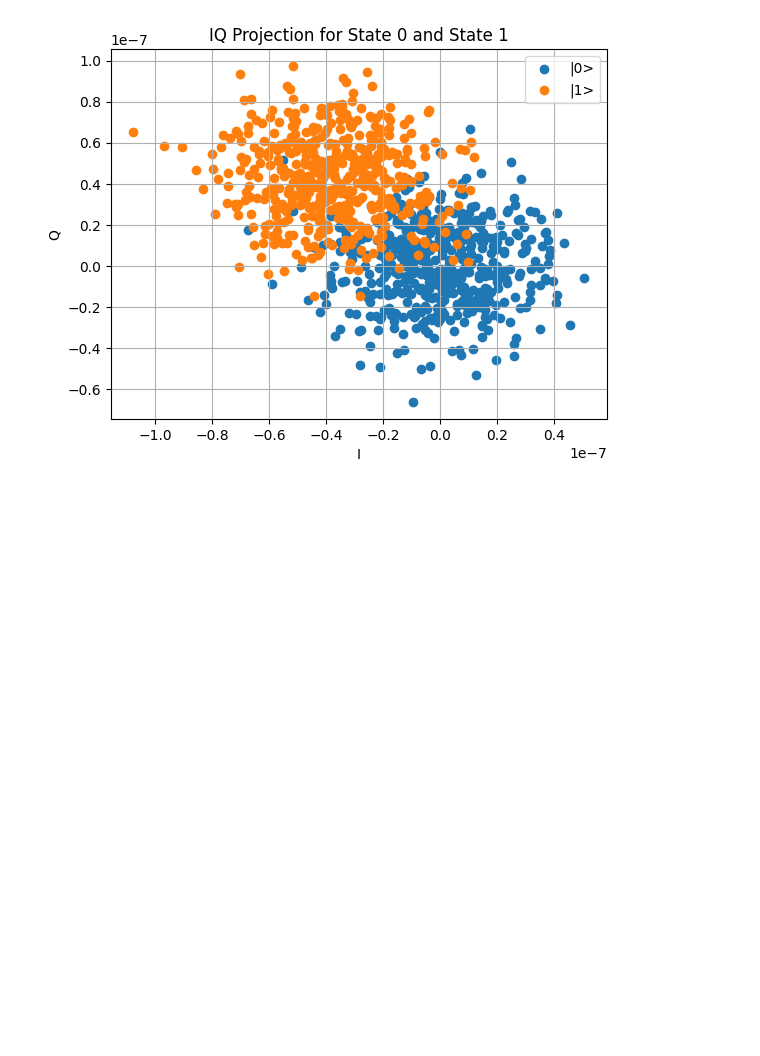
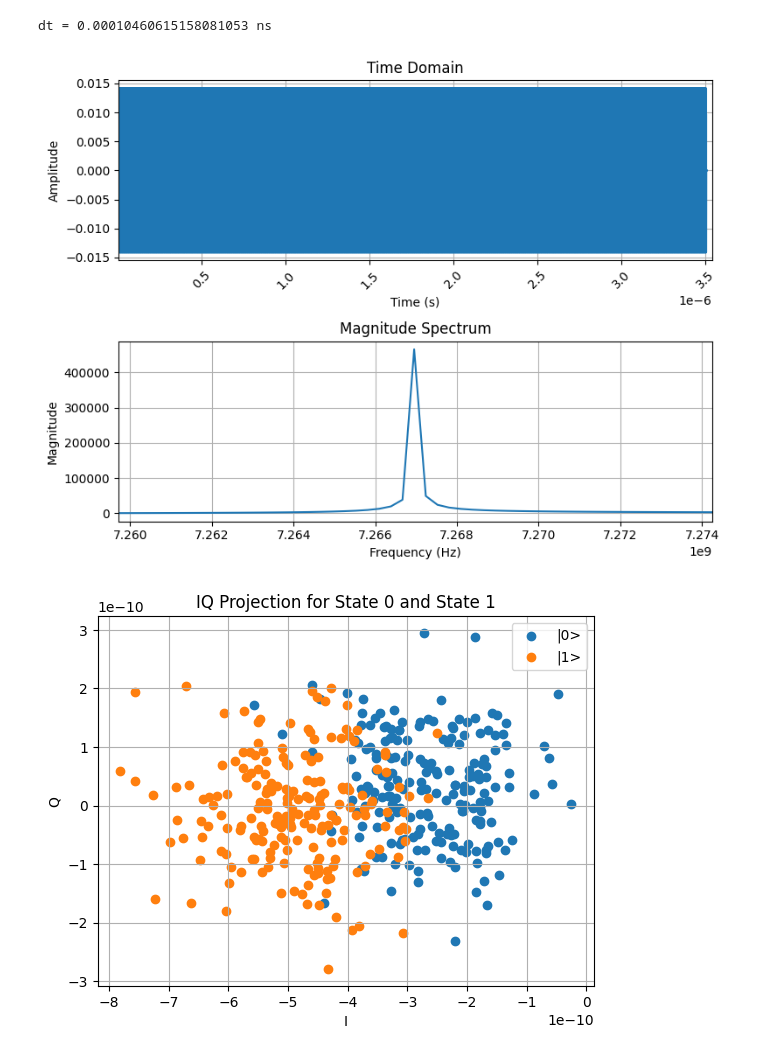
Before and after one commit to alexanderosherov/transmon_qubit_readout_simulation, a Jupyter notebook: simple_readout.ipynb, the cells around one changed output. Saved outputs shown, nothing was run; the diff lists cells and outputs as text; code cells hidden in the pictures; blank space fills up the shorter version.

```diff
--- a/simple_readout.ipynb
+++ b/simple_readout.ipynb
@@ -5,20 +5,29 @@ from pulse import RectangleReadoutPulse
 # %%
 current_path = os.path.abspath("")
 data_dir_path = os.path.join(current_path, "data")
+s_parameters_file_state_1 = os.path.join(data_dir_path,
+                                         "hfss_resonance_simulator_Resonator_7252612e-6GHz_2_ports_v12_shifted_mock_156_kHz.s2p")
 s_parameters_file_state_0 = os.path.join(data_dir_path,
-                                         "hfss_resonance_simulator_Resonator_7252612e-6GHz_2_ports_v12_shifted_mock_156_kHz.s2p")
-s_parameters_file_state_1 = os.path.join(data_dir_path,
                                          "hfss_resonance_simulator_Resonator_7252612e-6GHz_2_ports_v12.s2p")
 
 shift_f = 156 * 10 ** 3
-f_state_1 = 7.2669 * 10 ** 9
-N = 2 ** 23  # Number of sample points (power of 2 for FFT efficiency)
-pulse_frequency = f_state_1 + shift_f / 2
+f_state_0 = 7.2669 * 10 ** 9
+pulse_frequency = f_state_0 + shift_f / 2
 # %%
-rect_readout_pulse = RectangleReadoutPulse(carrier_frequency=pulse_frequency,
-                                           pulse_duration=3.5 * 10 ** (-6),
-                                           pulse_power_dbm=-17,
-                                           total_signal_time=4 * 10 ** (-4))
-# plot_f_edges = (rect_readout_pulse.carrier_frequency * 0.99, rect_readout_pulse.carrier_frequency * 1.01)
-# plot_t_edges = (rect_readout_pulse.pulse_start_time * 0.99, (rect_readout_pulse.pulse_start_time + rect_readout_pulse.pulse_width) * 1.01)
-# rect_readout_pulse.plot_pulse(plot_t_edges=plot_t_edges, plot_f_edges=plot_f_edges)
+def run(total_signal_time, pulse_samples_number):
+    print("dt =", total_signal_time / pulse_samples_number * 10 ** 9, "ns")
+
+    rect_readout_pulse = RectangleReadoutPulse(carrier_frequency=pulse_frequency,
+                                               pulse_duration=3.5 * 10 ** (-6),
+                                               pulse_power_dbm=-27,
+                                               total_signal_time=total_signal_time,
+                                               pulse_samples_number=pulse_samples_number)
+    rect_readout_pulse.plot_pulse()
+
+    fidelity_simulation = FidelitySimulation(s_parameters_file_state_0=s_parameters_file_state_0,
+                                             s_parameters_file_state_1=s_parameters_file_state_1,
+                                             readout_pulse=rect_readout_pulse,
+                                             IQ_projection_frequency=pulse_frequency,
+                                             num_iterations=20)
+
+    fidelity_simulation.run()
@@ -31,4 +34,7 @@ fidelity_simulation = FidelitySimulation(s_parameters_file_state_0=s_parameters_
-# %%
-fidelity_simulation.run()
-# %% [output]
-[figure, removed]
+# %%
+%%time
+run(total_signal_time=3.51 * 10 ** (-6), pulse_samples_number=2 ** 25)
+# %% [output]
+dt = 0.00010460615158081053 ns
+[figure, added]
+[figure, added]
```
Also changed, not shown: parts of 5 cells of this notebook, 4 other files.
